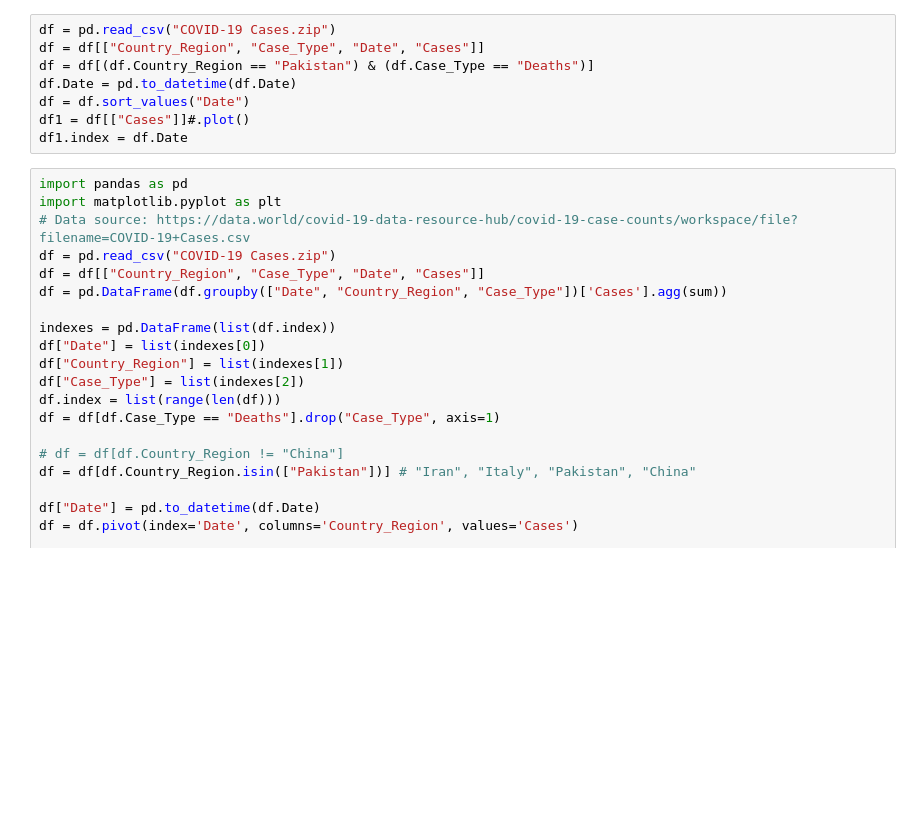
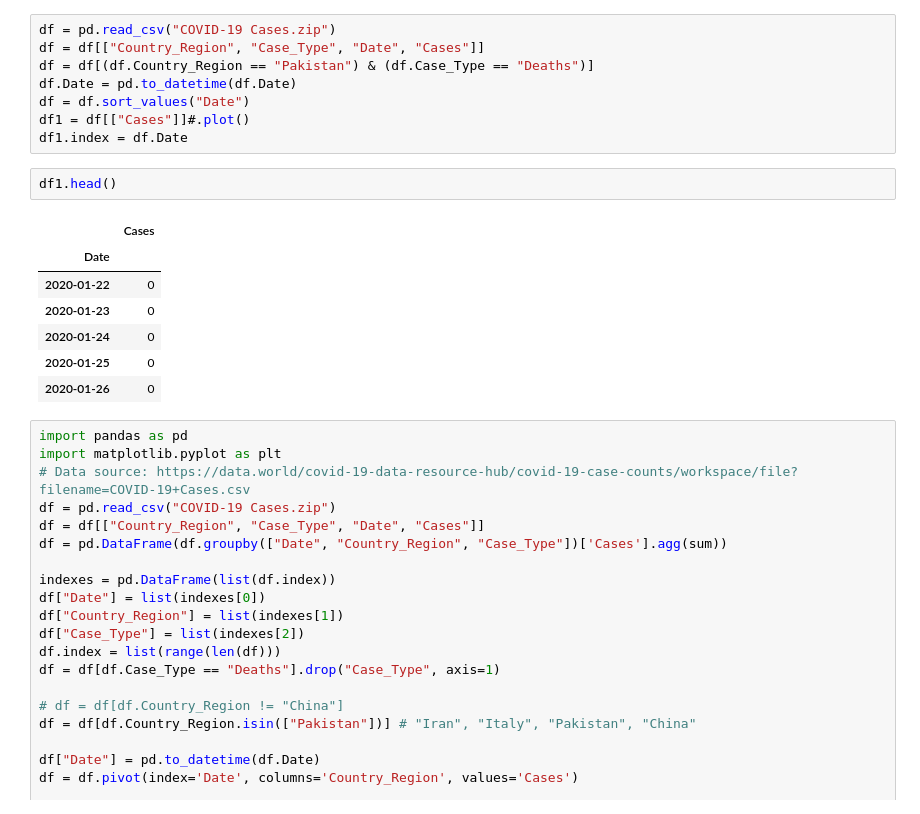
Before and after one commit to amirsaleem1990/Corona-Analysis, a Jupyter notebook: Corona Analysis.ipynb, the cells around one changed output. Drawn from its saved outputs; the diff is of its cells as text; blank space fills up the shorter version.

```diff
--- a/Corona Analysis.ipynb
+++ b/Corona Analysis.ipynb
@@ -6,6 +6,16 @@ df.Date = pd.to_datetime(df.Date)
 df = df.sort_values("Date")
 df1 = df[["Cases"]]#.plot()
 df1.index = df.Date
+# %%
+df1.head()
+# %% [output]
+|  | Cases |
+| Date |  |
+| 2020-01-22 | 0 |
+| 2020-01-23 | 0 |
+| 2020-01-24 | 0 |
+| 2020-01-25 | 0 |
+| 2020-01-26 | 0 |
 # %%
 import pandas as pd
 import matplotlib.pyplot as plt
```
